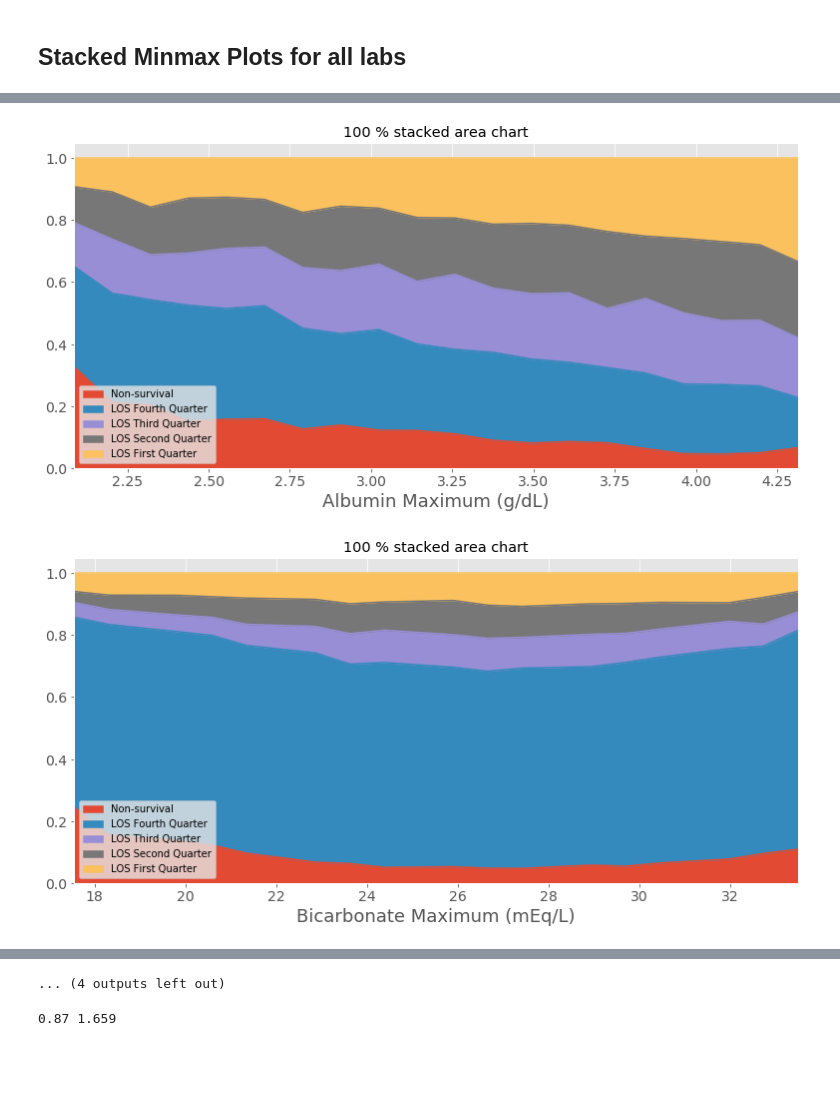
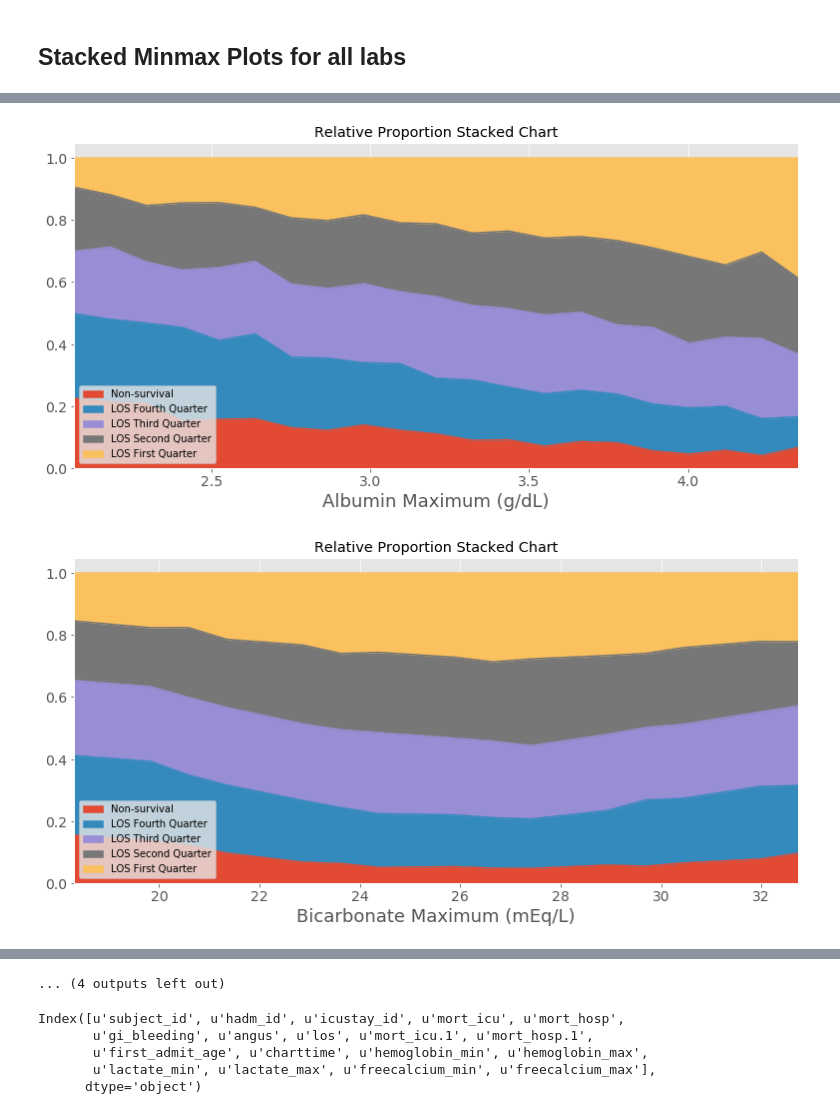
Before and after one commit to nus-mornin-lab/First_Lab, a Jupyter notebook: stacked_minmax_all_.25.ipynb, the cells around one changed output, grey strips where cells are left out. Cells and saved outputs as stored; diff of their text form; code cells hidden in the pictures; blank space fills up the shorter version.

```diff
--- a/stacked_minmax_all_.25.ipynb
+++ b/stacked_minmax_all_.25.ipynb
@@ -142,7 +160,7 @@ for l, u in iter(sorted(labs.iteritems())):
     _df2_min = _df_min.set_index(['range'])
     _df2_min = _df2_min[(_df2_min != 0).all(1)]
     _df3_min = _df2_min.divide(_df2_min.sum(axis=1), axis=0)
-    _df3_min.plot(kind='area', stacked=True, title='100 % stacked area chart', figsize=(13, 6))
+    _df3_min.plot(kind='area', stacked=True, title='Relative Proportion Stacked Chart', figsize=(13, 6))
     plt.legend(loc="lower left")
     plt.tick_params(axis='both', labelsize=14)
     fig = plt.gcf()
@@ -166,14 +184,14 @@ for l, u in iter(sorted(labs.iteritems())):
 for l, u in iter(sorted(labs.iteritems())):
     n_nonsurv_min = data[l.lower()+'_min'][data.mort_icu==1].dropna().count()
     n_nonsurv_max = data[l.lower()+'_max'][data.mort_icu==1].dropna().count()
-    n_less_min = data[l.lower()+'_min'][cond_less].dropna().count()
-    n_less_max = data[l.lower()+'_max'][cond_less].dropna().count()
+    n_less_min = data[l.lower()+'_min'][data.mort_icu==0].dropna().count()
+    n_less_max = data[l.lower()+'_max'][data.mort_icu==0].dropna().count()
     quater = n_less_min / 4
 
     a1 = data[l.lower()+'_max'][data.mort_icu==1].quantile(0.025)
     a2 = data[l.lower()+'_max'][data.mort_icu==1].quantile(0.975)
-    b1 = data.sort_values(by=['los'])[l.lower()+'_max'][cond_less].head(quater).quantile(0.025)
-    b2 = data.sort_values(by=['los'])[l.lower()+'_max'][cond_less].head(quater).quantile(0.975)
+    b1 = data.sort_values(by=['los'])[l.lower()+'_max'][data.mort_icu==0].head(quater).quantile(0.025)
+    b2 = data.sort_values(by=['los'])[l.lower()+'_max'][data.mort_icu==0].head(quater).quantile(0.975)
     plot_a = max(a1, b1)
     plot_b = min(a2, b2)
 
@@ -251,33 +269,33 @@ for l, u in iter(sorted(labs.iteritems())):
                 if i >= row['range'] and i < _df_max.iloc[index+1]['range']:
                     count_1st += 1
         if row['range'] != x_range_max[-1]:
             for i in sec_quater_max.values:
                 if i >= row['range'] and i < _df_max.iloc[index+1]['range']:
                     count_2nd += 1
         if row['range'] != x_range_max[-1]:
             for i in third_quater_max.values:
                 if i >= row['range'] and i < _df_max.iloc[index+1]['range']:
                     count_3rd += 1
         if row['range'] != x_range_max[-1]:
             for i in fourth_quater_max.values:
                 if i >= row['range'] and i < _df_max.iloc[index+1]['range']:
                     count_4th += 1
 
         _df_max.set_value(index, 'Non-survival', count_non)
         _df_max.set_value(index, 'LOS Fourth Quarter', count_4th)
         _df_max.set_value(index, 'LOS Third Quarter', count_3rd)
         _df_max.set_value(index, 'LOS Second Quarter', count_2nd)
         _df_max.set_value(index, 'LOS First Quarter', count_1st)
 
     _df2_max = _df_max.set_index(['range'])
     _df2_max = _df2_max[(_df2_max != 0).all(1)]
     _df3_max = _df2_max.divide(_df2_max.sum(axis=1), axis=0)
-    _df3_max.plot(kind='area', stacked=True, title='100 % stacked area chart', figsize=(13, 6))
+    _df3_max.plot(kind='area', stacked=True, title='Relative Proportion Stacked Chart', figsize=(13, 6))
     plt.legend(loc="lower left")
     plt.tick_params(axis='both', labelsize=14)
     fig = plt.gcf()
     ax = plt.gca()
     plt.xlabel(l[0]+l[1:].lower()+' Maximum ('+u+')', fontsize=18)
 # %% [output]
-[figure, old version]
+[figure, new version]
-[figure, old version]
+[figure, new version]
@@ -298,4 +312,0 @@ test2 = data['freecalcium_max'][data.mort_icu==1].quantile(0.975)
-# %%
-test =
-# %% [output]
-0.87 1.659
@@ -301,0 +315,8 @@ test =
+# %%
+subdata.columns
+# %% [output]
+Index([u'subject_id', u'hadm_id', u'icustay_id', u'mort_icu', u'mort_hosp',
+       u'gi_bleeding', u'angus', u'los', u'mort_icu.1', u'mort_hosp.1',
+       u'first_admit_age', u'charttime', u'hemoglobin_min', u'hemoglobin_max',
+       u'lactate_min', u'lactate_max', u'freecalcium_min', u'freecalcium_max'],
+      dtype='object')
```
Also changed, not shown: parts of 8 cells of this notebook, 1 other file.
